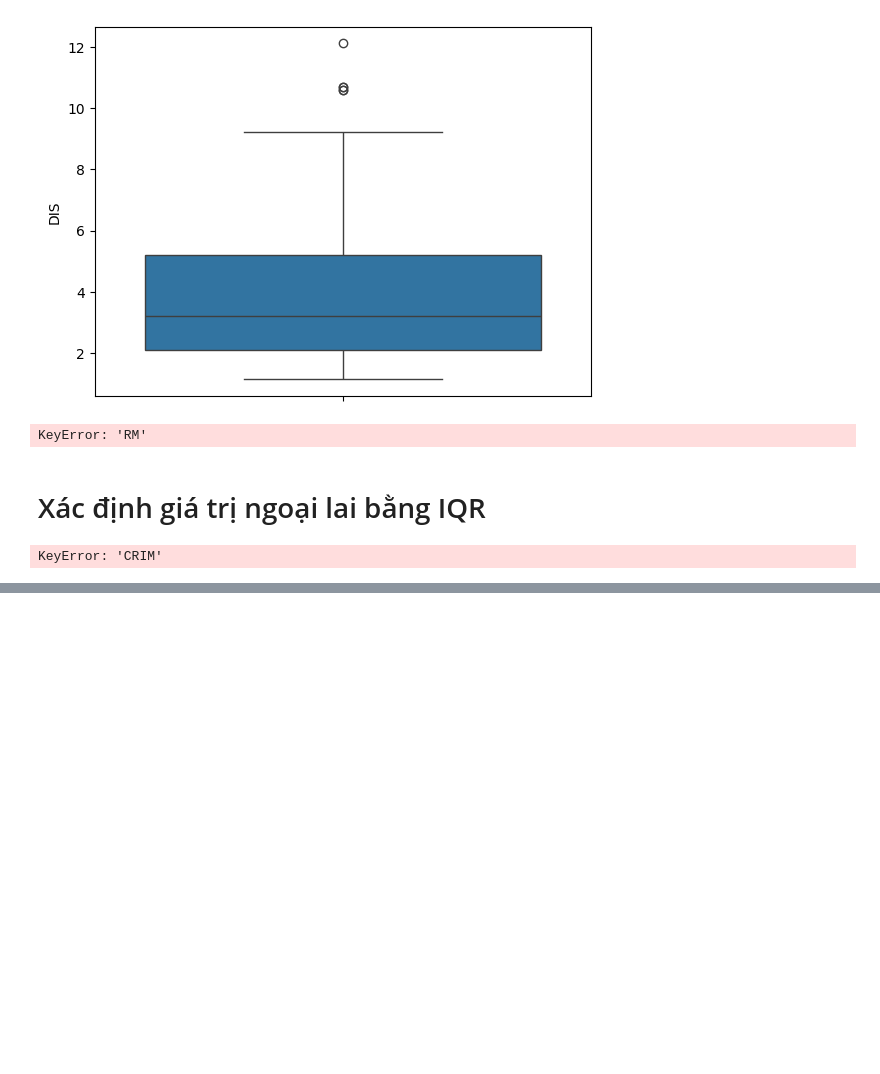
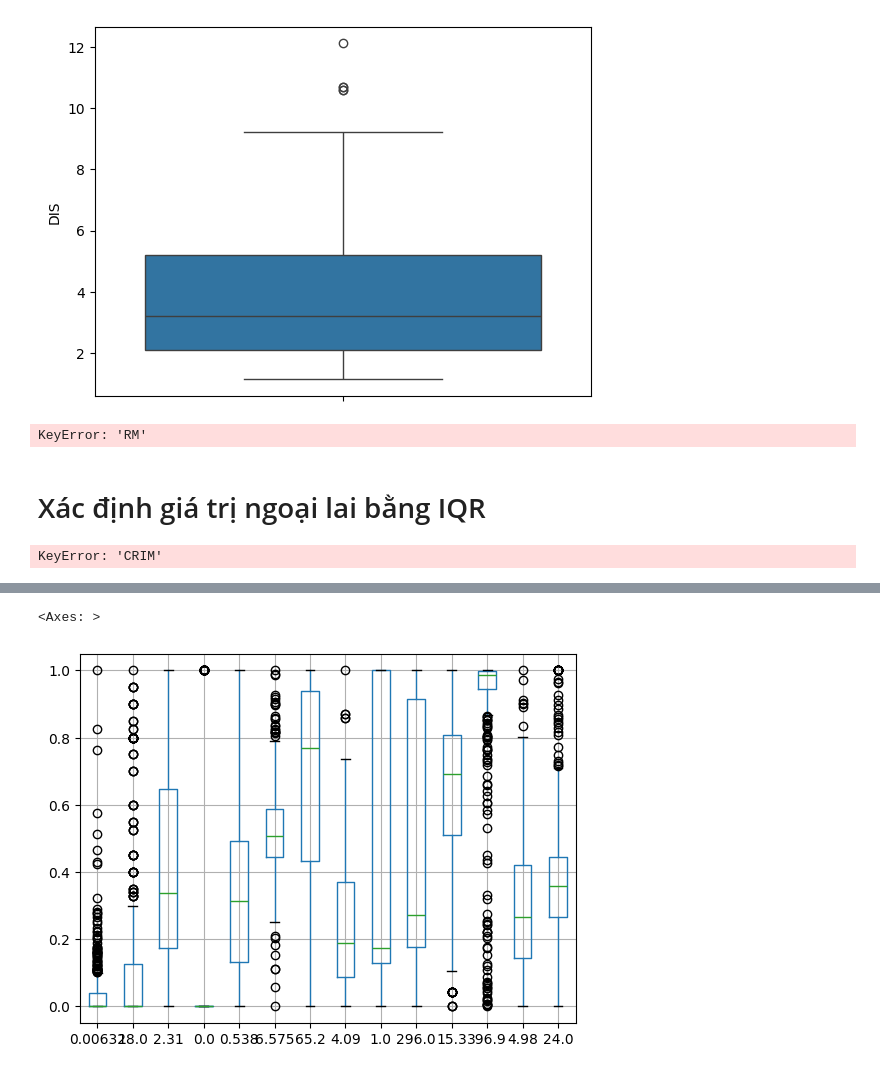
Before and after one commit to kaylie31/codegym-DAP2308R1, a Jupyter notebook: Tuan 3/Tuan 3.ipynb, the cells around one changed output, grey strips where cells are left out. Cells and saved outputs as stored; diff of their text form; code cells hidden in the pictures; blank space fills up the shorter version.

```diff
--- a/Tuan 3/Tuan 3.ipynb
+++ b/Tuan 3/Tuan 3.ipynb
@@ -79,0 +128,11 @@ boston_df[boston_df['CRIM'] < lower | boston_df['CRIM'] > upper][['CRIM']]
+# %%
+# khai báo phương pháp
+minmax_scaler = MinMaxScaler()
+
+# áp phong pháp vão tâp dû liêu
+df_m = minmax_scaler.fit_transform(boston_df)
+
+# đưa lại về dạng bảng
+# chỉ định tên cột
+df_m = pd.DataFrame(df_m, columns=colnames)
+df_m
@@ -79,0 +153,5 @@ boston_df[boston_df['CRIM'] < lower | boston_df['CRIM'] > upper][['CRIM']]
+# %%
+df_m.boxplot()
+# %% [output]
+<Axes: >
+[figure, added]
```
Also changed, not shown: parts of 13 cells of this notebook, 12 other files.
